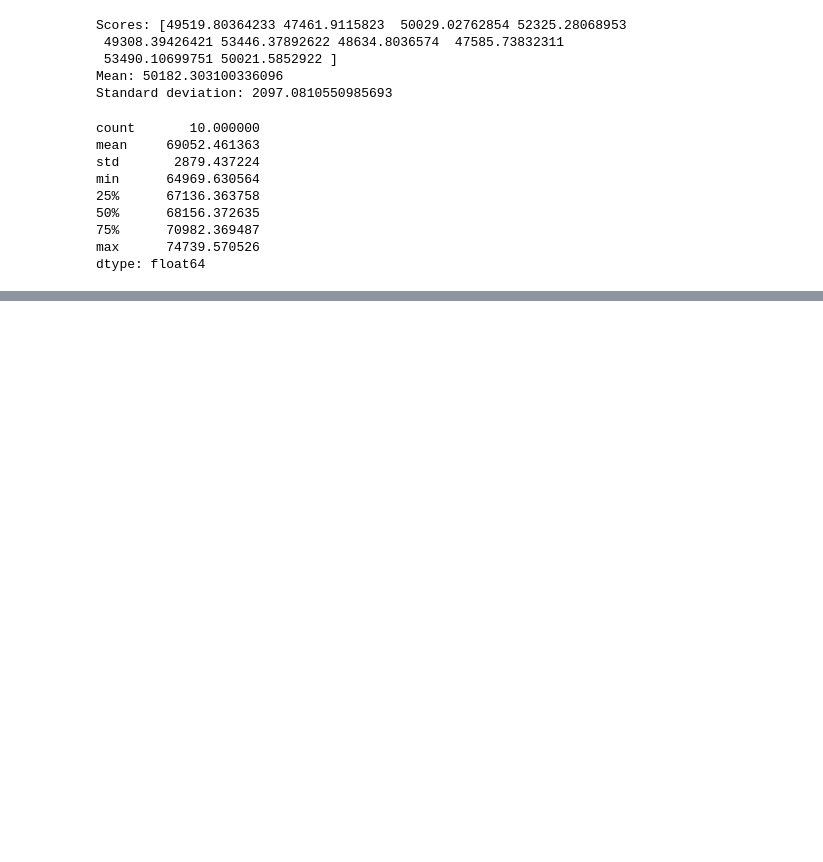
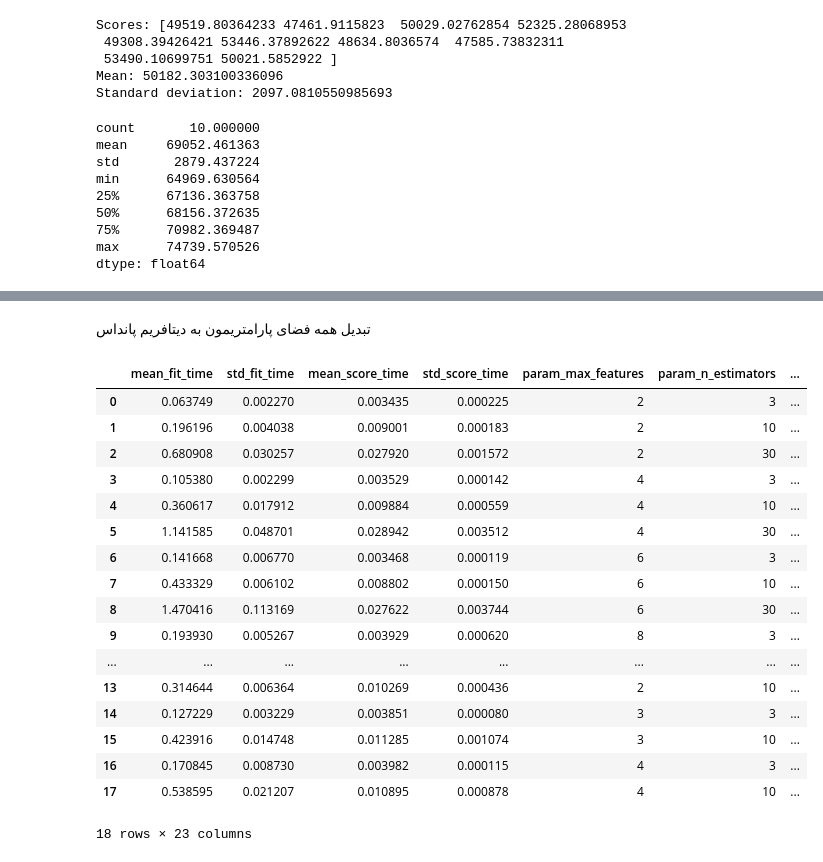
Before and after one commit to moaminsharifi/handson-ml2-fa, a Jupyter notebook: 02_end_to_end_machine_learning_project.ipynb, the cells around one changed output, grey strips where cells are left out. Cells and saved outputs as stored; diff of their text form; code cells hidden in the pictures; blank space fills up the shorter version.

```diff
--- a/02_end_to_end_machine_learning_project.ipynb
+++ b/02_end_to_end_machine_learning_project.ipynb
@@ -1140,0 +1172,5 @@ dtype: float64
+# %%
+from sklearn.ensemble import RandomForestRegressor
+
+forest_reg = RandomForestRegressor(n_estimators=100, random_state=42)
+forest_reg.fit(housing_prepared, housing_labels)
@@ -1140,0 +1218,9 @@ dtype: float64
+# %%
+from sklearn.svm import SVR
+
+svm_reg = SVR(kernel="linear")
+svm_reg.fit(housing_prepared, housing_labels)
+housing_predictions = svm_reg.predict(housing_prepared)
+svm_mse = mean_squared_error(housing_labels, housing_predictions)
+svm_rmse = np.sqrt(svm_mse)
+svm_rmse
@@ -1140,0 +1237,16 @@ dtype: float64
+# %%
+from sklearn.model_selection import GridSearchCV
+
+param_grid = [
+    # try 12 (3×4) combinations of hyperparameters
+    {'n_estimators': [3, 10, 30], 'max_features': [2, 4, 6, 8]},
+    # then try 6 (2×3) combinations with bootstrap set as False
+    {'bootstrap': [False], 'n_estimators': [3, 10], 'max_features': [2, 3, 4]},
+  ]
+
+forest_reg = RandomForestRegressor(random_state=42)
+# train across 5 folds, that's a total of (12+6)*5=90 rounds of training
+grid_search = GridSearchCV(forest_reg, param_grid, cv=5,
+                           scoring='neg_mean_squared_error',
+                           return_train_score=True)
+grid_search.fit(housing_prepared, housing_labels)
@@ -1140,0 +1317,25 @@ dtype: float64
+# %% [markdown]
+
+<div dir="rtl">تبدیل همه فضای پارامتریمون به دیتافریم پانداس
+</div>
+# %%
+pd.DataFrame(grid_search.cv_results_)
+# %% [output]
+|  | mean_fit_time | std_fit_time | mean_score_time | std_score_time | param_max_features | param_n_estimators | ... |
+| 0 | 0.063749 | 0.002270 | 0.003435 | 0.000225 | 2 | 3 | ... |
+| 1 | 0.196196 | 0.004038 | 0.009001 | 0.000183 | 2 | 10 | ... |
+| 2 | 0.680908 | 0.030257 | 0.027920 | 0.001572 | 2 | 30 | ... |
+| 3 | 0.105380 | 0.002299 | 0.003529 | 0.000142 | 4 | 3 | ... |
+| 4 | 0.360617 | 0.017912 | 0.009884 | 0.000559 | 4 | 10 | ... |
+| 5 | 1.141585 | 0.048701 | 0.028942 | 0.003512 | 4 | 30 | ... |
+| 6 | 0.141668 | 0.006770 | 0.003468 | 0.000119 | 6 | 3 | ... |
+| 7 | 0.433329 | 0.006102 | 0.008802 | 0.000150 | 6 | 10 | ... |
+| 8 | 1.470416 | 0.113169 | 0.027622 | 0.003744 | 6 | 30 | ... |
+| 9 | 0.193930 | 0.005267 | 0.003929 | 0.000620 | 8 | 3 | ... |
+| ... | ... | ... | ... | ... | ... | ... | ... |
+| 13 | 0.314644 | 0.006364 | 0.010269 | 0.000436 | 2 | 10 | ... |
+| 14 | 0.127229 | 0.003229 | 0.003851 | 0.000080 | 3 | 3 | ... |
+| 15 | 0.423916 | 0.014748 | 0.011285 | 0.001074 | 3 | 10 | ... |
+| 16 | 0.170845 | 0.008730 | 0.003982 | 0.000115 | 4 | 3 | ... |
+| 17 | 0.538595 | 0.021207 | 0.010895 | 0.000878 | 4 | 10 | ... |
+18 rows × 23 columns
```
Also changed, not shown: parts of 31 cells of this notebook.
